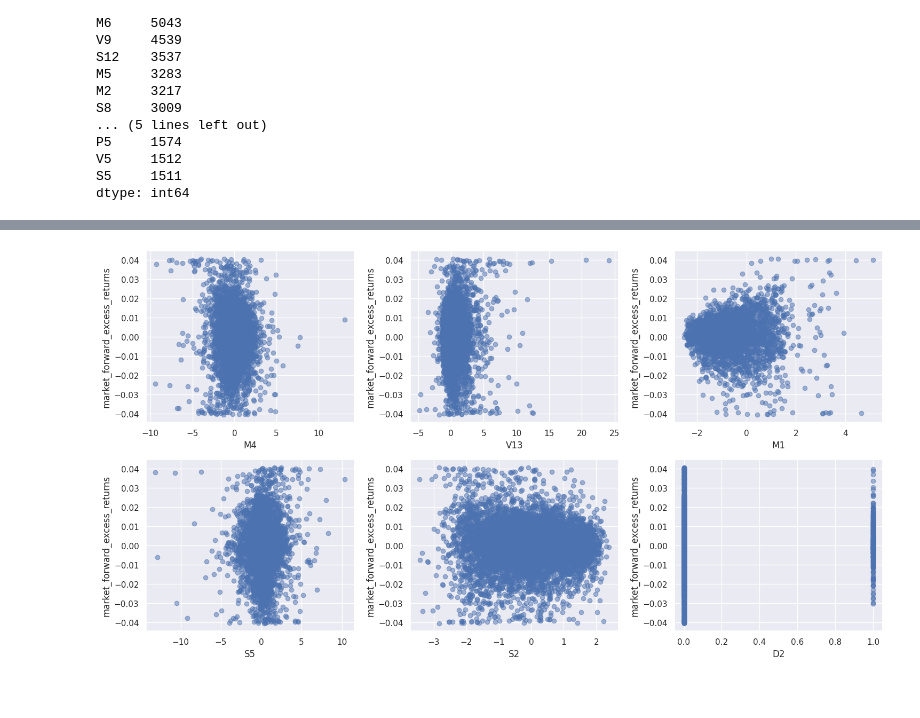
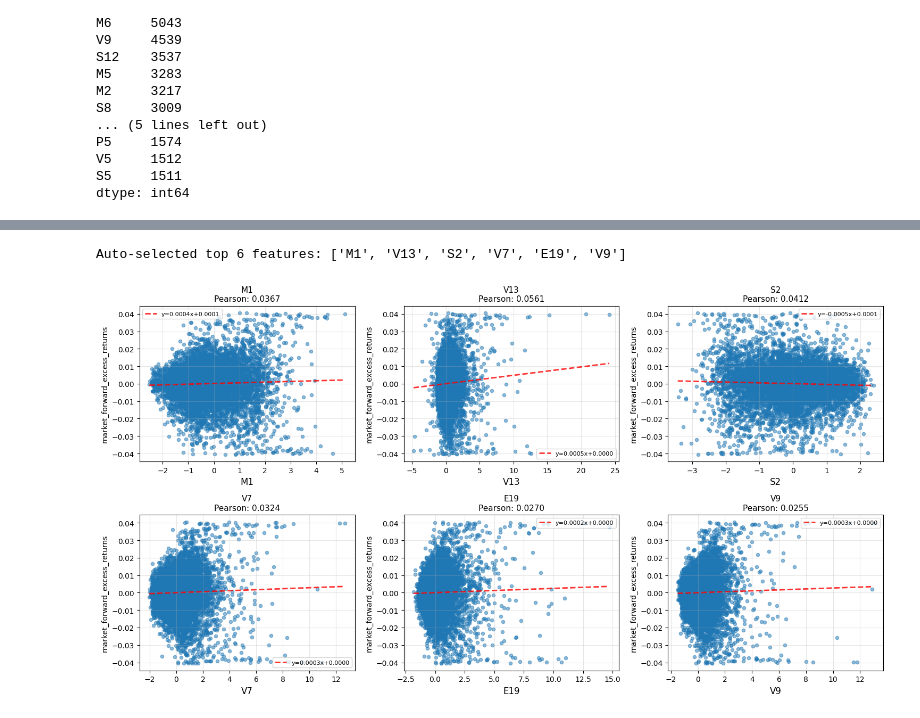
Before and after one commit to anatolii-kandiuk/hull-tactical-market-prediction, a Jupyter notebook: hull-tactical-market-prediction.ipynb, the cells around one changed output, grey strips where cells are left out. Drawn from its saved outputs; the diff is of its cells as text; code cells hidden in the pictures; blank space fills up the shorter version.

Commit message:
Kaggle Notebook | Hull Tactical - Market Prediction | Version 2

```diff
--- a/hull-tactical-market-prediction.ipynb
+++ b/hull-tactical-market-prediction.ipynb
@@ -161,0 +376,3 @@ Name: market_forward_excess_returns, dtype: float64
+# %%
+imp_df = pd.read_csv('/kaggle/working/train_imputed_autoencoder.csv')
+imp_df.head(10)
@@ -203,24 +536,39 @@ Name: market_forward_excess_returns, dtype: float64
 # %%
-features = ['M4', 'V13', 'M1', 'S5', 'S2', 'D2']
+# Auto-select top features from combined ranking
+top_features = combined_rank.head(6).index.tolist()
 target = 'market_forward_excess_returns'
 
-n = len(features)
-cols = 3
-rows = (n + cols - 1) // cols
+print(f"Auto-selected top 6 features: {top_features}")
 
-fig, axes = plt.subplots(rows, cols, figsize=(5*cols, 4*rows))
+n = len(top_features)
+n_cols = 3
+rows = (n + n_cols - 1) // n_cols
+
+fig, axes = plt.subplots(rows, n_cols, figsize=(5*n_cols, 4*rows))
 axes = axes.flatten()
 
-for i, feature in enumerate(features):
-    axes[i].scatter(train[feature], train[target], alpha=0.5)
+for i, feature in enumerate(top_features):
+    # Scatter plot
+    axes[i].scatter(imp_df[feature], imp_df[target], alpha=0.5, s=20)
+
+    # Add regression line
+    z = np.polyfit(imp_df[feature].fillna(0), imp_df[target], 1)
+    p = np.poly1d(z)
+    x_line = np.linspace(imp_df[feature].min(), imp_df[feature].max(), 100)
+    axes[i].plot(x_line, p(x_line), "r--", linewidth=2, alpha=0.8, label=f'y={z[0]:.4f}x+{z[1]:.4f}')
+
+    # Labels and formatting
     axes[i].set_xlabel(feature, fontsize=12)
-    axes[i].set_ylabel(target, fontsize=12)
-    axes[i].grid(True)
+    axes[i].set_ylabel(target, fontsize=10)
+    axes[i].set_title(f'{feature}\nPearson: {combined_rank.loc[feature, "Pearson"]:.4f}', fontsize=11)
+    axes[i].grid(True, alpha=0.3)
+    axes[i].legend(fontsize=8)
 
 for j in range(i+1, len(axes)):
     fig.delaxes(axes[j])
 
 plt.tight_layout()
 plt.show()
 # %% [output]
+Auto-selected top 6 features: ['M1', 'V13', 'S2', 'V7', 'E19', 'V9']
-[figure, old version]
+[figure, new version]
```
Also changed, not shown: parts of 49 cells of this notebook.
